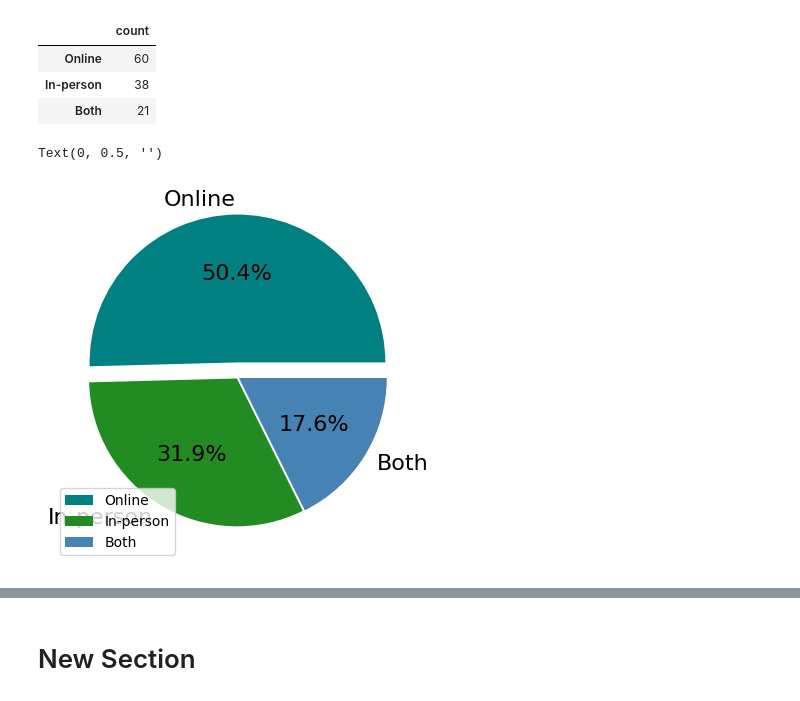
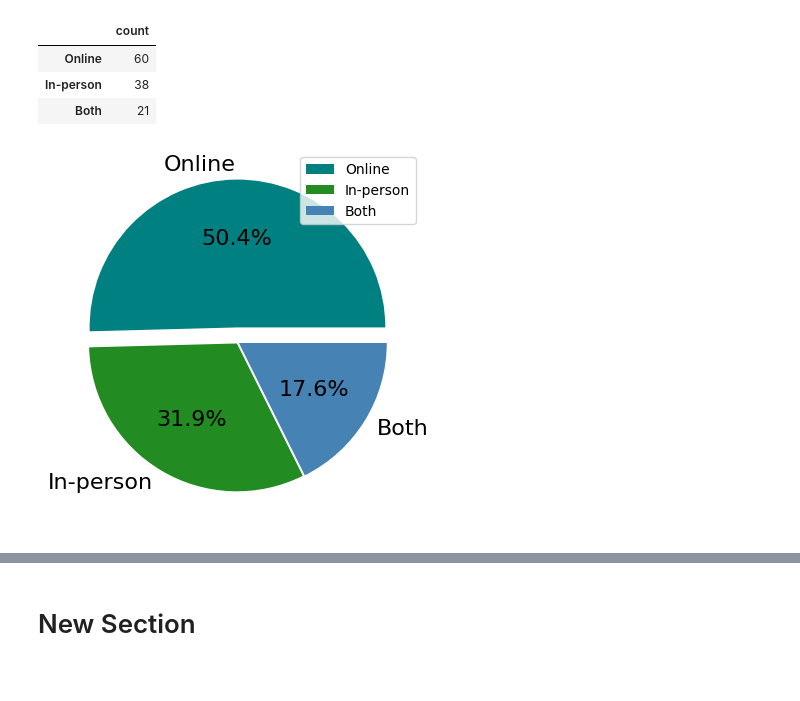
Before and after one commit to irinatenis/Survey-Results-Analysis, a Jupyter notebook: Survey_analysis.ipynb, the cells around one changed output, grey strips where cells are left out. Drawn from its saved outputs; the diff is of its cells as text; code cells hidden in the pictures.

Commit message:
with visuals

```diff
--- a/Survey_analysis.ipynb
+++ b/Survey_analysis.ipynb
@@ -263,11 +250,12 @@ df_CC
 | In-person | 38 |
 | Both | 21 |
 # %%
-
+#Create a pie chart
 colors=["teal","forestgreen","steelblue"]
 explode = (0.1, 0.01, 0.01,)
-pie=df_CC.plot(kind='pie', y="count",colors=colors, legend='type', explode=explode, fontsize=16, autopct='%1.1f%%')
+pie=df_CC.plot(kind='pie', y="count",colors=colors, legend='type',explode=explode, fontsize=16, autopct='%1.1f%%')
 pie.set_ylabel('')
+pie.legend(bbox_to_anchor=(1, 1.02), loc='upper right')
+plt.savefig('pie_chart.pdf',bbox_inches = 'tight')
 # %% [output]
-Text(0, 0.5, '')
-[figure, old version]
+[figure, new version]
```
Also changed, not shown: parts of 20 cells of this notebook, 4 other files.
